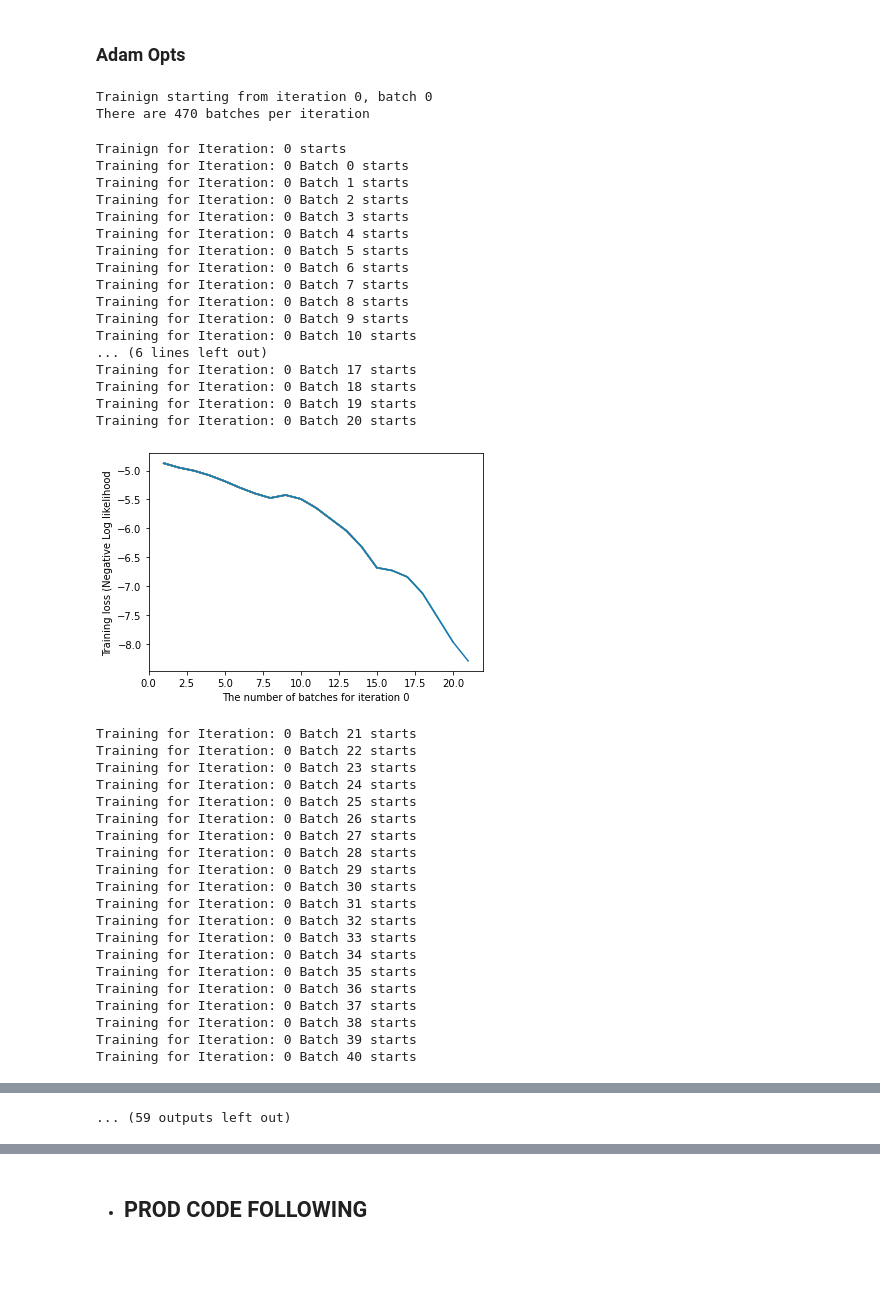
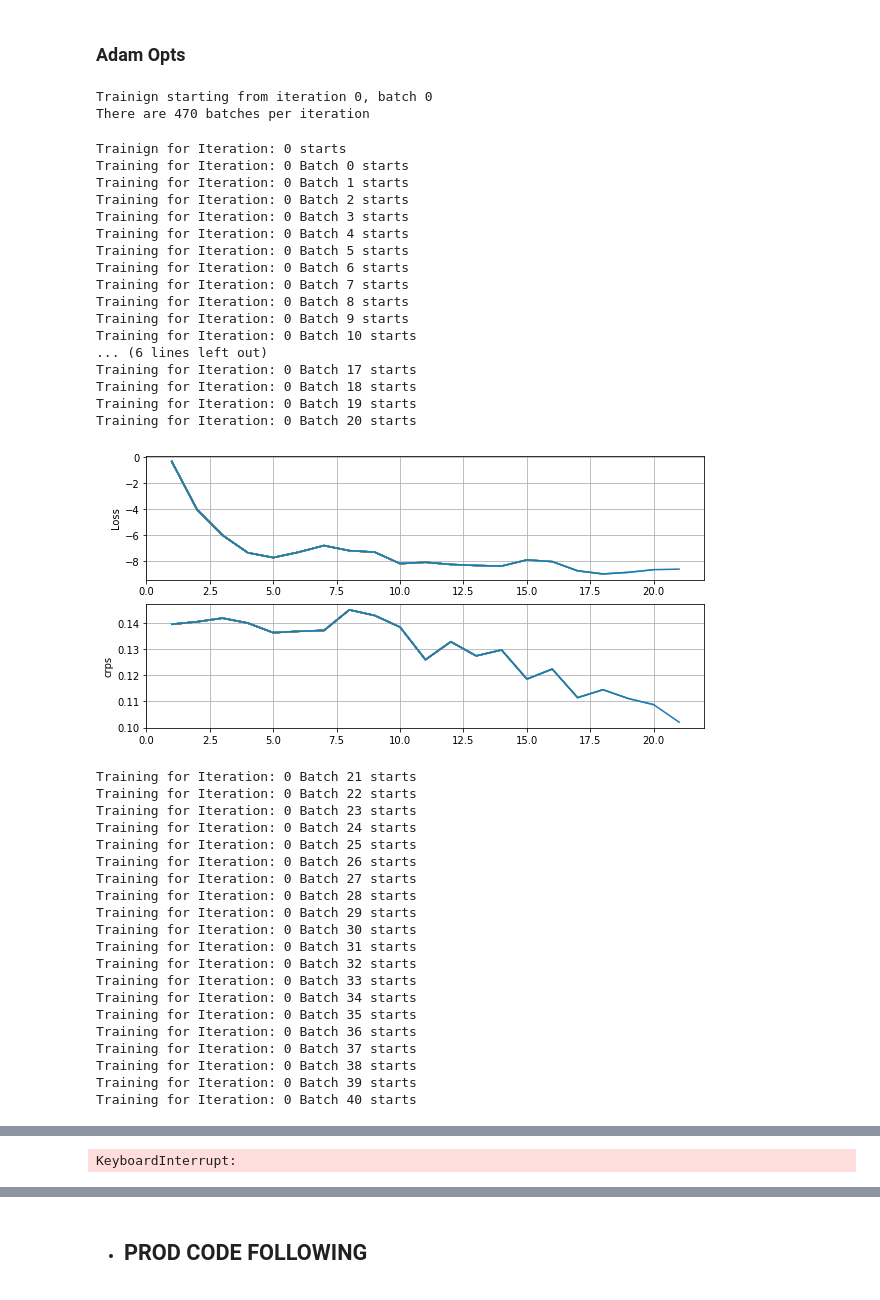
Before and after one commit to RobbenRibery/TimeSeries-Probalistic-TopDown-Drichilet, a Jupyter notebook: notebook/feature_generation_training.ipynb, the cells around one changed output, grey strips where cells are left out. Saved outputs shown, nothing was run; the diff lists cells and outputs as text; code cells hidden in the pictures; blank space fills up the shorter version.

Commit message:
training of the first family is ready

```diff
--- a/notebook/feature_generation_training.ipynb
+++ b/notebook/feature_generation_training.ipynb
@@ -492,8 +456,16 @@ array([[[7.10306151e-01, 3.26310000e+04, 0.00000000e+00],
 input_tensor = torch.tensor(train_input_array).float()
 target_tensor = torch.tensor(train_target_array).float()
 
+val_input_tensor = torch.tensor(val_input_array).float()[-1]
+val_targer_tensor = torch.tensor(val_target_array).float()[-1]
+
+print('The shape of the training tensors is')
 print(input_tensor.shape)
 print(target_tensor.shape)
+
+print('The shape of the entire validation tensors is')
+print(val_input_tensor.shape)
+print(val_targer_tensor.shape)
 
 ###---------- dimension on the model hypter-parameters from the paper ------------ ######
 no_child = 3060
@@ -515,6 +487,7 @@ model_ouput_dim = 1
 
 # define the model object
 p_model = proption_model.proportion_model(
+    Forward,
     num_hts_embedd,
     hts_embedd_dim,  # ts embedding hyper pars
     lstm_input_dim,
@@ -546,34 +527,38 @@ model, iter_losses = proption_model.train_model(
     p_model,
     input_tensor,
     target_tensor,
     n_epochs,
     target_len,
     batch_size,
     l_r,
     clip = False,
     tracing = True,
+    val_input_tensor=val_input_tensor,
+    val_target_tensor=val_targer_tensor,
+    epsilon=1e-04,
+    threshold=0.99,
     )
 # %% [output]
 Trainign starting from iteration 0, batch 0
 There are 470 batches per iteration
 Trainign for Iteration: 0 starts
 Training for Iteration: 0 Batch 0 starts
 Training for Iteration: 0 Batch 1 starts
 Training for Iteration: 0 Batch 2 starts
 Training for Iteration: 0 Batch 3 starts
 Training for Iteration: 0 Batch 4 starts
 Training for Iteration: 0 Batch 5 starts
 Training for Iteration: 0 Batch 6 starts
 Training for Iteration: 0 Batch 7 starts
 Training for Iteration: 0 Batch 8 starts
 Training for Iteration: 0 Batch 9 starts
 Training for Iteration: 0 Batch 10 starts
 ... (6 lines left out)
 Training for Iteration: 0 Batch 17 starts
 Training for Iteration: 0 Batch 18 starts
 Training for Iteration: 0 Batch 19 starts
 Training for Iteration: 0 Batch 20 starts
-[figure, old version]
+[figure, new version]
 Training for Iteration: 0 Batch 21 starts
 Training for Iteration: 0 Batch 22 starts
 Training for Iteration: 0 Batch 23 starts
@@ -638,0 +614 @@ Training for Iteration: 0 Batch 80 starts
+KeyboardInterrupt:
@@ -681 +615,0 @@ Training for Iteration: 0 Batch 120 starts
-... (59 outputs left out)
```
Also changed, not shown: parts of 9 cells of this notebook, 14 other files.
